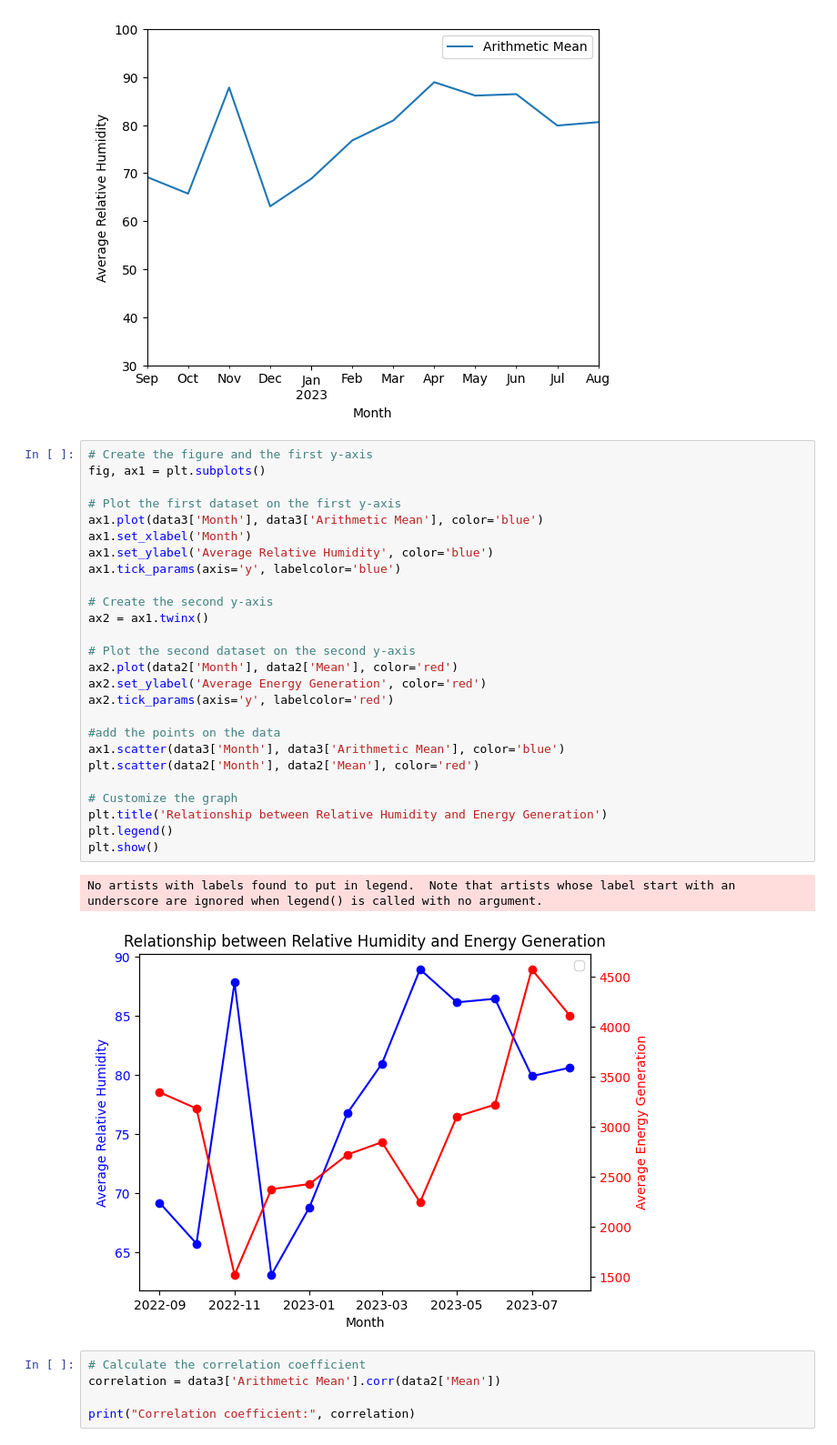
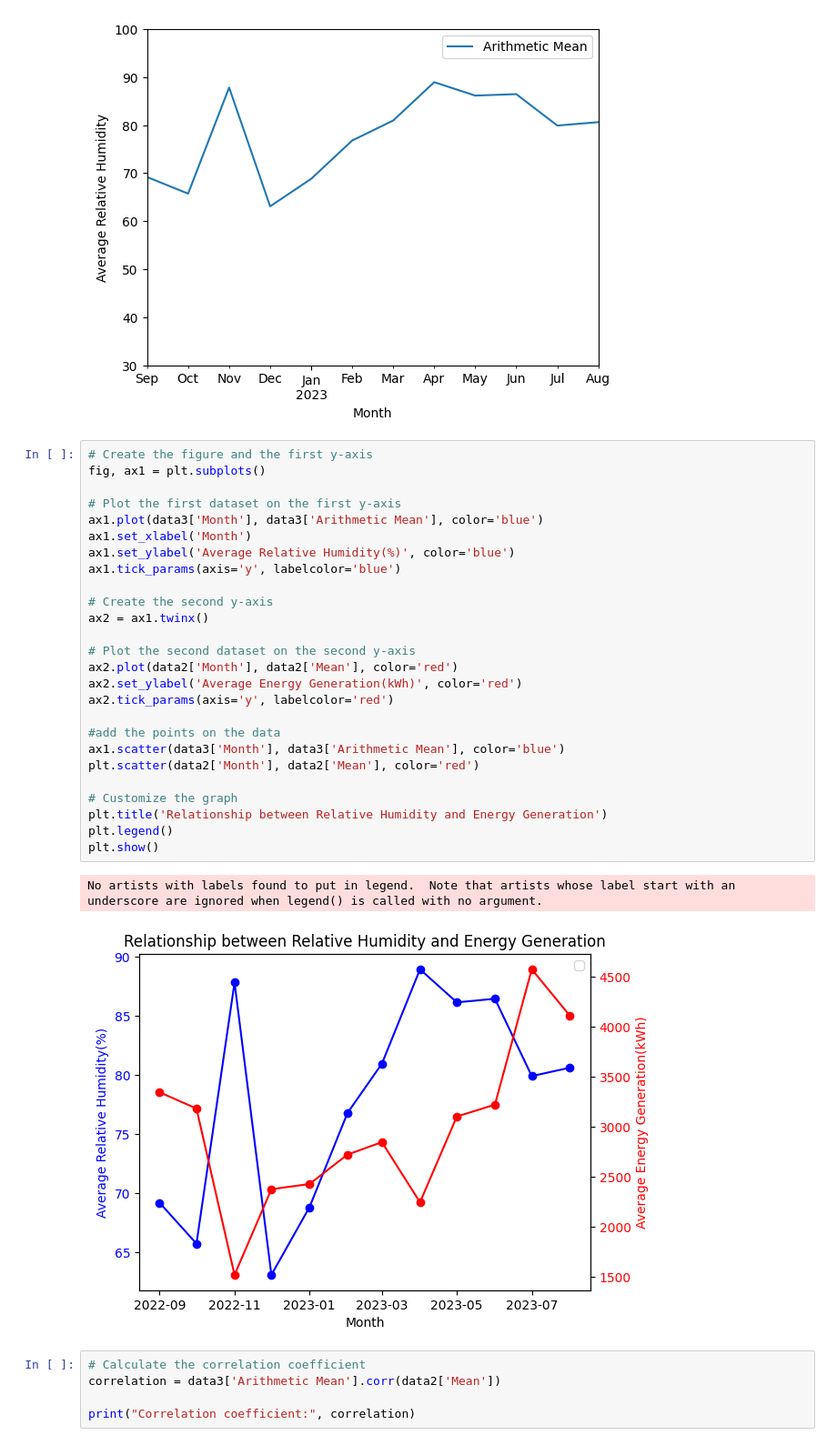
Before and after one commit to KangarooNick/FYP-Code, a Jupyter notebook: Meteorological Data/Plot graph for seasonal meteorological data.ipynb, the cells around one changed output. Shown at 91% size. Cells and saved outputs as stored; diff of their text form.

```diff
--- a/Meteorological Data/Plot graph for seasonal meteorological data.ipynb
+++ b/Meteorological Data/Plot graph for seasonal meteorological data.ipynb
@@ -126,32 +126,32 @@ plt.show()
 # %%
 # Create the figure and the first y-axis
 fig, ax1 = plt.subplots()
 
 # Plot the first dataset on the first y-axis
 ax1.plot(data3['Month'], data3['Arithmetic Mean'], color='blue')
 ax1.set_xlabel('Month')
-ax1.set_ylabel('Average Relative Humidity', color='blue')
+ax1.set_ylabel('Average Relative Humidity(%)', color='blue')
 ax1.tick_params(axis='y', labelcolor='blue')
 
 # Create the second y-axis
 ax2 = ax1.twinx()
 
 # Plot the second dataset on the second y-axis
 ax2.plot(data2['Month'], data2['Mean'], color='red')
-ax2.set_ylabel('Average Energy Generation', color='red')
+ax2.set_ylabel('Average Energy Generation(kWh)', color='red')
 ax2.tick_params(axis='y', labelcolor='red')
 
 #add the points on the data
 ax1.scatter(data3['Month'], data3['Arithmetic Mean'], color='blue')
 plt.scatter(data2['Month'], data2['Mean'], color='red')
 
 # Customize the graph
 plt.title('Relationship between Relative Humidity and Energy Generation')
 plt.legend()
 plt.show()
 # %% [output]
 No artists with labels found to put in legend.  Note that artists whose label start with an underscore are ignored when legend() is called with no argument.
-[figure, old version]
+[figure, new version]
 # %%
 # Calculate the correlation coefficient
 correlation = data3['Arithmetic Mean'].corr(data2['Mean'])
```
Also changed, not shown: parts of 6 cells of this notebook, 6 other files.
